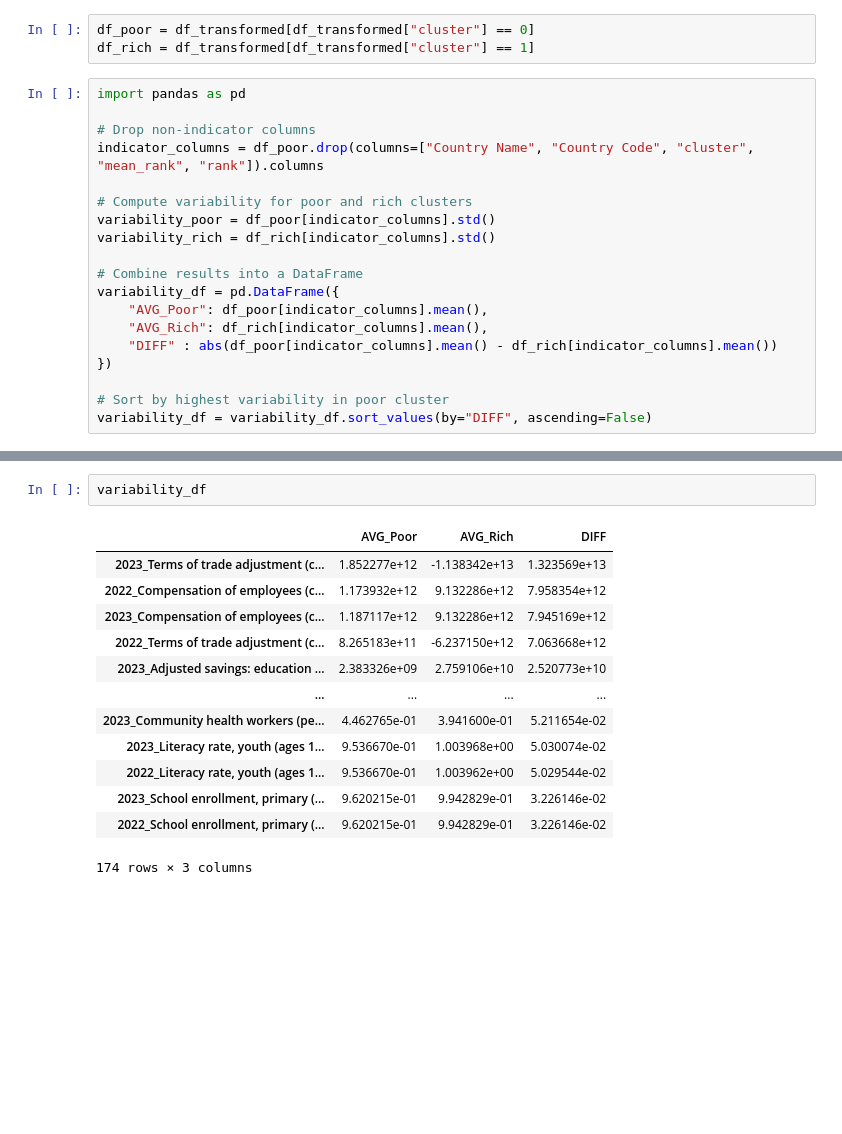
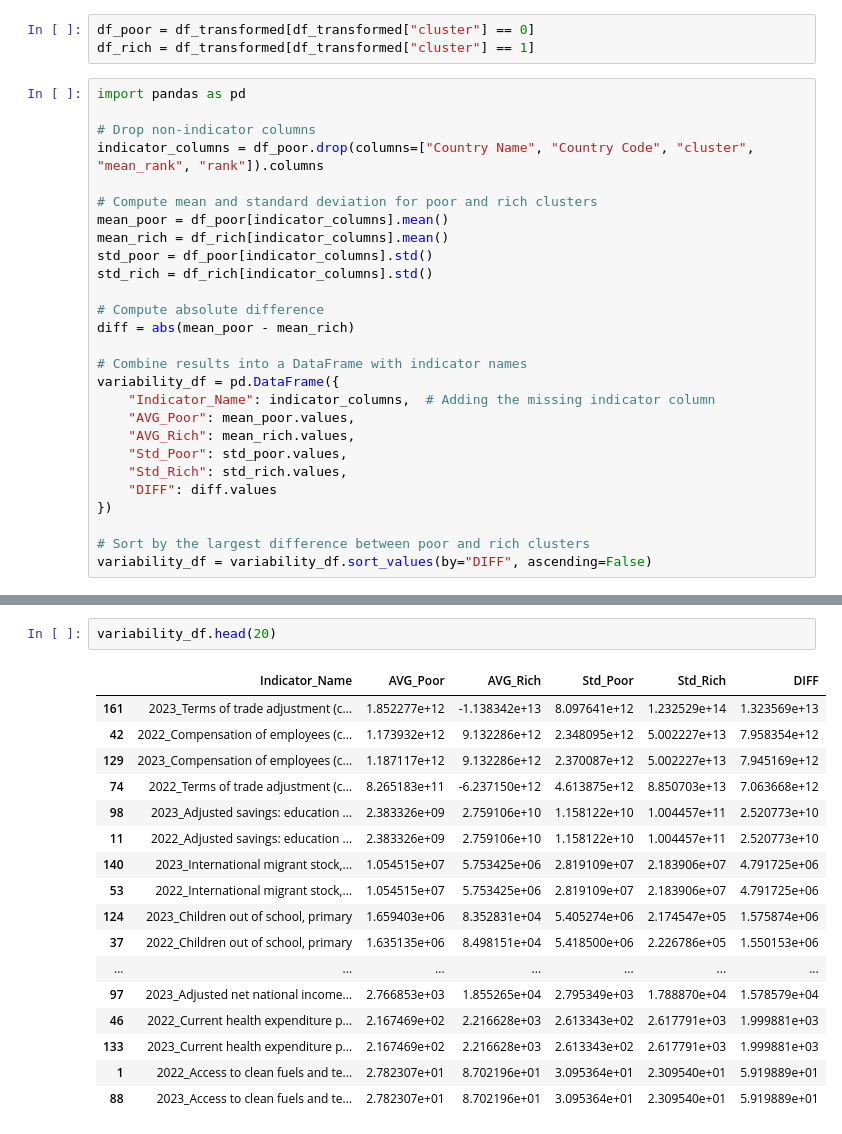
Before and after one commit to paulpark6/SAP_Datathon, a Jupyter notebook: 4. FeatureAnalysisData.ipynb, the cells around one changed output, grey strips where cells are left out. Saved outputs shown, nothing was run; the diff lists cells and outputs as text; blank space fills up the shorter version.

```diff
--- a/4. FeatureAnalysisData.ipynb
+++ b/4. FeatureAnalysisData.ipynb
@@ -211,16 +204,24 @@ import pandas as pd
 # Drop non-indicator columns
 indicator_columns = df_poor.drop(columns=["Country Name", "Country Code", "cluster", "mean_rank", "rank"]).columns
 
-# Compute variability for poor and rich clusters
-variability_poor = df_poor[indicator_columns].std()
-variability_rich = df_rich[indicator_columns].std()
+# Compute mean and standard deviation for poor and rich clusters
+mean_poor = df_poor[indicator_columns].mean()
+mean_rich = df_rich[indicator_columns].mean()
+std_poor = df_poor[indicator_columns].std()
+std_rich = df_rich[indicator_columns].std()
 
-# Combine results into a DataFrame
+# Compute absolute difference
+diff = abs(mean_poor - mean_rich)
+
+# Combine results into a DataFrame with indicator names
 variability_df = pd.DataFrame({
-    "AVG_Poor": df_poor[indicator_columns].mean(),
-    "AVG_Rich": df_rich[indicator_columns].mean(),
-    "DIFF" : abs(df_poor[indicator_columns].mean() - df_rich[indicator_columns].mean())
+    "Indicator_Name": indicator_columns,  # Adding the missing indicator column
+    "AVG_Poor": mean_poor.values,
+    "AVG_Rich": mean_rich.values,
+    "Std_Poor": std_poor.values,
+    "Std_Rich": std_rich.values,
+    "DIFF": diff.values
 })
 
-# Sort by highest variability in poor cluster
+# Sort by the largest difference between poor and rich clusters
 variability_df = variability_df.sort_values(by="DIFF", ascending=False)
@@ -227,16 +320,20 @@ variability_df = variability_df.sort_values(by="DIFF", ascending=False)
 # %%
-variability_df
+variability_df.head(20)
 # %% [output]
-|  | AVG_Poor | AVG_Rich | DIFF |
-| 2023_Terms of trade adjustment (c... | 1.852277e+12 | -1.138342e+13 | 1.323569e+13 |
-| 2022_Compensation of employees (c... | 1.173932e+12 | 9.132286e+12 | 7.958354e+12 |
-| 2023_Compensation of employees (c... | 1.187117e+12 | 9.132286e+12 | 7.945169e+12 |
-| 2022_Terms of trade adjustment (c... | 8.265183e+11 | -6.237150e+12 | 7.063668e+12 |
-| 2023_Adjusted savings: education ... | 2.383326e+09 | 2.759106e+10 | 2.520773e+10 |
-| ... | ... | ... | ... |
-| 2023_Community health workers (pe... | 4.462765e-01 | 3.941600e-01 | 5.211654e-02 |
-| 2023_Literacy rate, youth (ages 1... | 9.536670e-01 | 1.003968e+00 | 5.030074e-02 |
-| 2022_Literacy rate, youth (ages 1... | 9.536670e-01 | 1.003962e+00 | 5.029544e-02 |
-| 2023_School enrollment, primary (... | 9.620215e-01 | 9.942829e-01 | 3.226146e-02 |
-| 2022_School enrollment, primary (... | 9.620215e-01 | 9.942829e-01 | 3.226146e-02 |
+|  | Indicator_Name | AVG_Poor | AVG_Rich | Std_Poor | Std_Rich | DIFF |
+| 161 | 2023_Terms of trade adjustment (c... | 1.852277e+12 | -1.138342e+13 | 8.097641e+12 | 1.232529e+14 | 1.323569e+13 |
+| 42 | 2022_Compensation of employees (c... | 1.173932e+12 | 9.132286e+12 | 2.348095e+12 | 5.002227e+13 | 7.958354e+12 |
+| 129 | 2023_Compensation of employees (c... | 1.187117e+12 | 9.132286e+12 | 2.370087e+12 | 5.002227e+13 | 7.945169e+12 |
+| 74 | 2022_Terms of trade adjustment (c... | 8.265183e+11 | -6.237150e+12 | 4.613875e+12 | 8.850703e+13 | 7.063668e+12 |
+| 98 | 2023_Adjusted savings: education ... | 2.383326e+09 | 2.759106e+10 | 1.158122e+10 | 1.004457e+11 | 2.520773e+10 |
+| 11 | 2022_Adjusted savings: education ... | 2.383326e+09 | 2.759106e+10 | 1.158122e+10 | 1.004457e+11 | 2.520773e+10 |
+| 140 | 2023_International migrant stock,... | 1.054515e+07 | 5.753425e+06 | 2.819109e+07 | 2.183906e+07 | 4.791725e+06 |
+| 53 | 2022_International migrant stock,... | 1.054515e+07 | 5.753425e+06 | 2.819109e+07 | 2.183906e+07 | 4.791725e+06 |
+| 124 | 2023_Children out of school, primary | 1.659403e+06 | 8.352831e+04 | 5.405274e+06 | 2.174547e+05 | 1.575874e+06 |
+| 37 | 2022_Children out of school, primary | 1.635135e+06 | 8.498151e+04 | 5.418500e+06 | 2.226786e+05 | 1.550153e+06 |
+| ... | ... | ... | ... | ... | ... | ... |
+| 97 | 2023_Adjusted net national income... | 2.766853e+03 | 1.855265e+04 | 2.795349e+03 | 1.788870e+04 | 1.578579e+04 |
+| 46 | 2022_Current health expenditure p... | 2.167469e+02 | 2.216628e+03 | 2.613343e+02 | 2.617791e+03 | 1.999881e+03 |
+| 133 | 2023_Current health expenditure p... | 2.167469e+02 | 2.216628e+03 | 2.613343e+02 | 2.617791e+03 | 1.999881e+03 |
+| 1 | 2022_Access to clean fuels and te... | 2.782307e+01 | 8.702196e+01 | 3.095364e+01 | 2.309540e+01 | 5.919889e+01 |
+| 88 | 2023_Access to clean fuels and te... | 2.782307e+01 | 8.702196e+01 | 3.095364e+01 | 2.309540e+01 | 5.919889e+01 |
-174 rows × 3 columns
```
Also changed, not shown: parts of 12 cells of this notebook, 1 other file.
